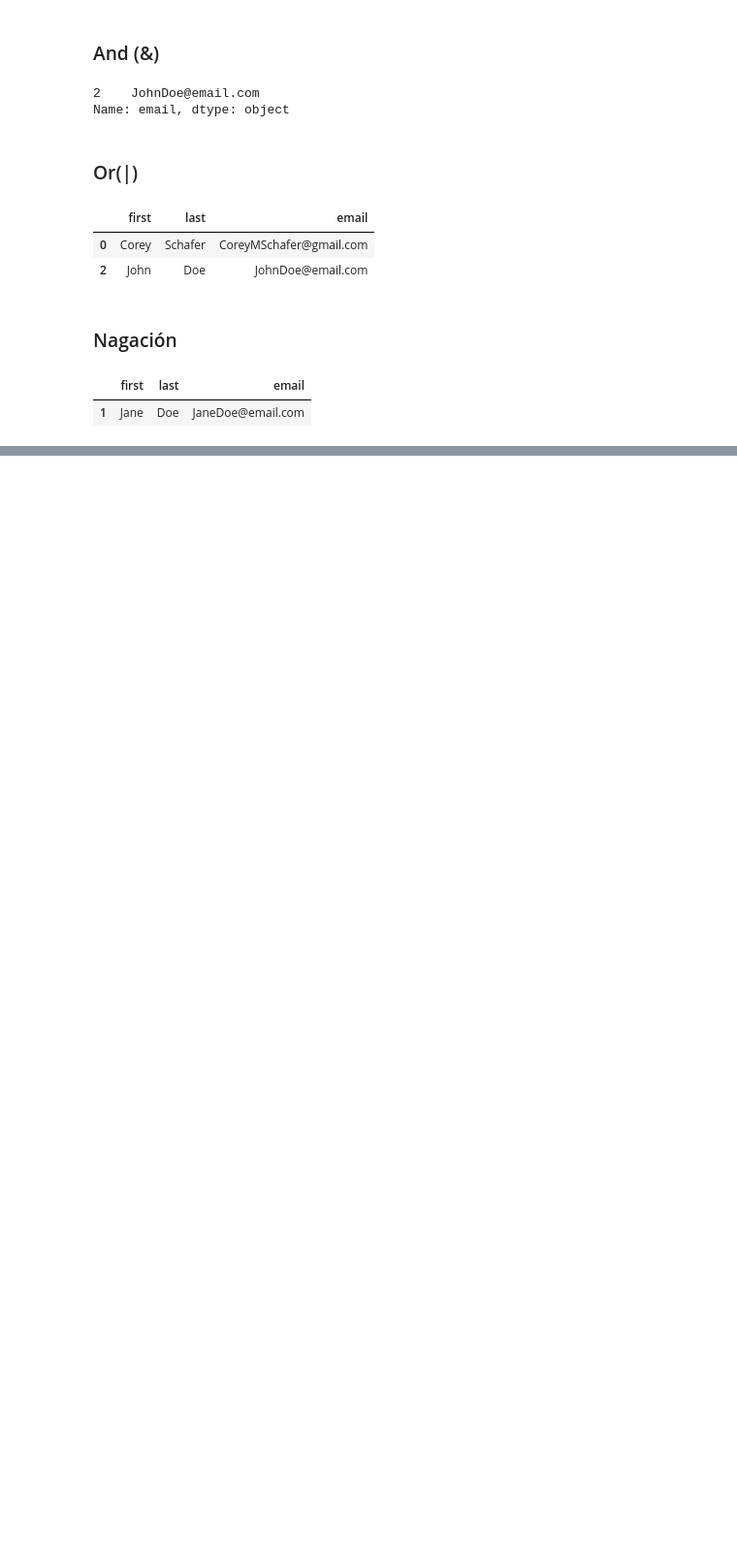
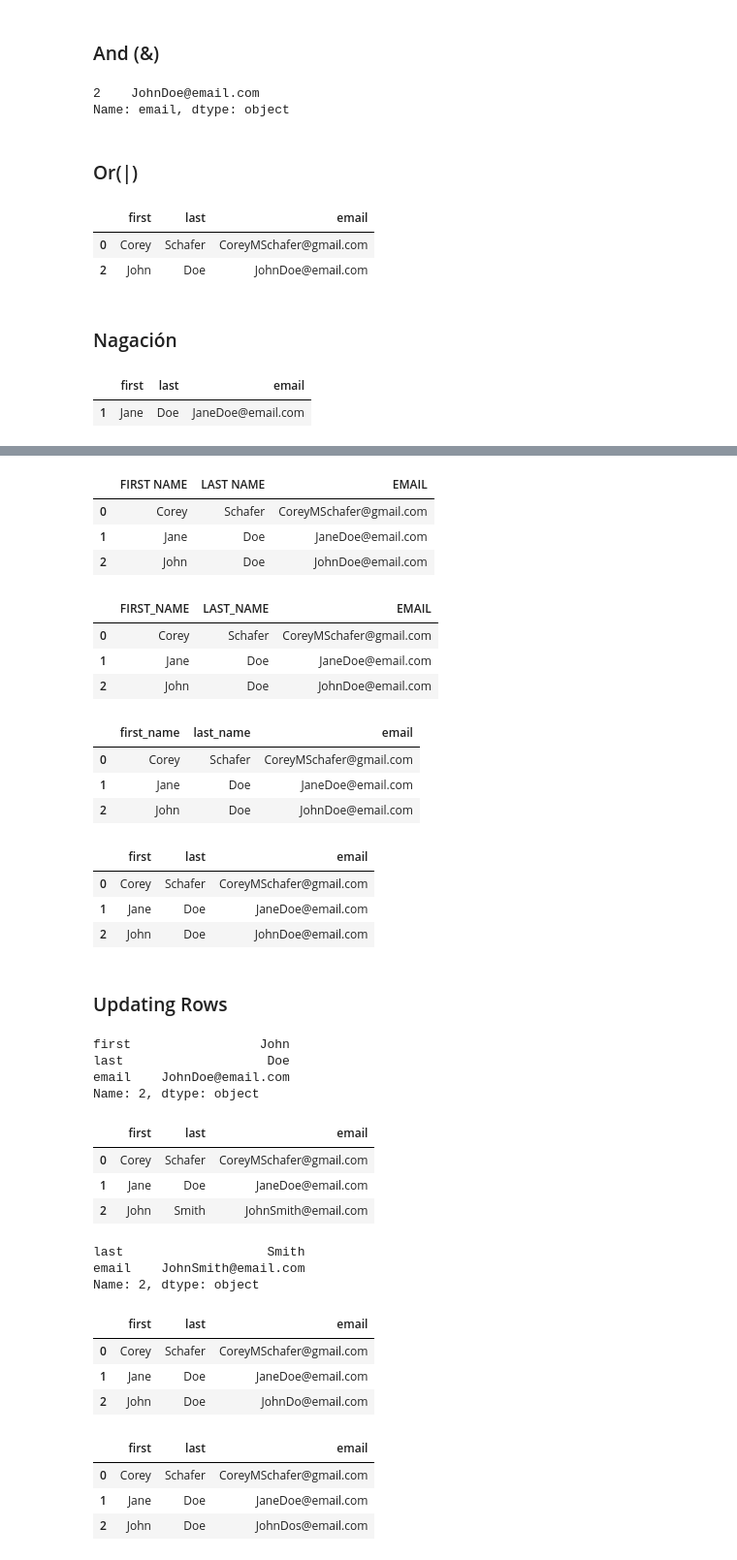
Before and after one commit to guamoshtli/Pandas, a Jupyter notebook: test.ipynb, the cells around one changed output, grey strips where cells are left out. Shown: that part at 97% size. Cells and saved outputs as stored; diff of their text form; code cells hidden in the pictures; blank space fills up the shorter version.

```diff
--- a/test.ipynb
+++ b/test.ipynb
@@ -197,0 +218,8 @@ df.loc[-filt]
+# %%
+df.columns = [x.upper() for x in df.columns]
+df
+# %% [output]
+|  | FIRST NAME | LAST NAME | EMAIL |
+| 0 | Corey | Schafer | CoreyMSchafer@gmail.com |
+| 1 | Jane | Doe | JaneDoe@email.com |
+| 2 | John | Doe | JohnDoe@email.com |
@@ -197,0 +228,62 @@ df.loc[-filt]
+# %%
+df
+# %% [output]
+|  | FIRST_NAME | LAST_NAME | EMAIL |
+| 0 | Corey | Schafer | CoreyMSchafer@gmail.com |
+| 1 | Jane | Doe | JaneDoe@email.com |
+| 2 | John | Doe | JohnDoe@email.com |
+# %%
+df.columns = [x.lower() for x in df.columns]
+df
+# %% [output]
+|  | first_name | last_name | email |
+| 0 | Corey | Schafer | CoreyMSchafer@gmail.com |
+| 1 | Jane | Doe | JaneDoe@email.com |
+| 2 | John | Doe | JohnDoe@email.com |
+# %%
+df.rename(columns={'first_name':'first', 'last_name':'last' }, inplace=True)
+df
+# %% [output]
+|  | first | last | email |
+| 0 | Corey | Schafer | CoreyMSchafer@gmail.com |
+| 1 | Jane | Doe | JaneDoe@email.com |
+| 2 | John | Doe | JohnDoe@email.com |
+# %% [markdown]
+### Updating Rows
+# %%
+df.loc[2]
+# %% [output]
+first                 John
+last                   Doe
+email    JohnDoe@email.com
+Name: 2, dtype: object
+# %%
+df.loc[2] = ['John', 'Smith', 'JohnSmith@email.com']
+df
+# %% [output]
+|  | first | last | email |
+| 0 | Corey | Schafer | CoreyMSchafer@gmail.com |
+| 1 | Jane | Doe | JaneDoe@email.com |
+| 2 | John | Smith | JohnSmith@email.com |
+# %%
+df.loc[2,['last', 'email']]
+# %% [output]
+last                   Smith
+email    JohnSmith@email.com
+Name: 2, dtype: object
+# %%
+df.loc[2,['last', 'email']] = ['Doe', 'JohnDo@email.com']
+df
+# %% [output]
+|  | first | last | email |
+| 0 | Corey | Schafer | CoreyMSchafer@gmail.com |
+| 1 | Jane | Doe | JaneDoe@email.com |
+| 2 | John | Doe | JohnDo@email.com |
+# %%
+df.loc[2,[ 'email']] = 'JohnDos@email.com'
+df
+# %% [output]
+|  | first | last | email |
+| 0 | Corey | Schafer | CoreyMSchafer@gmail.com |
+| 1 | Jane | Doe | JaneDoe@email.com |
+| 2 | John | Doe | JohnDos@email.com |
```
Also changed, not shown: parts of 32 cells of this notebook, 1 other file.
